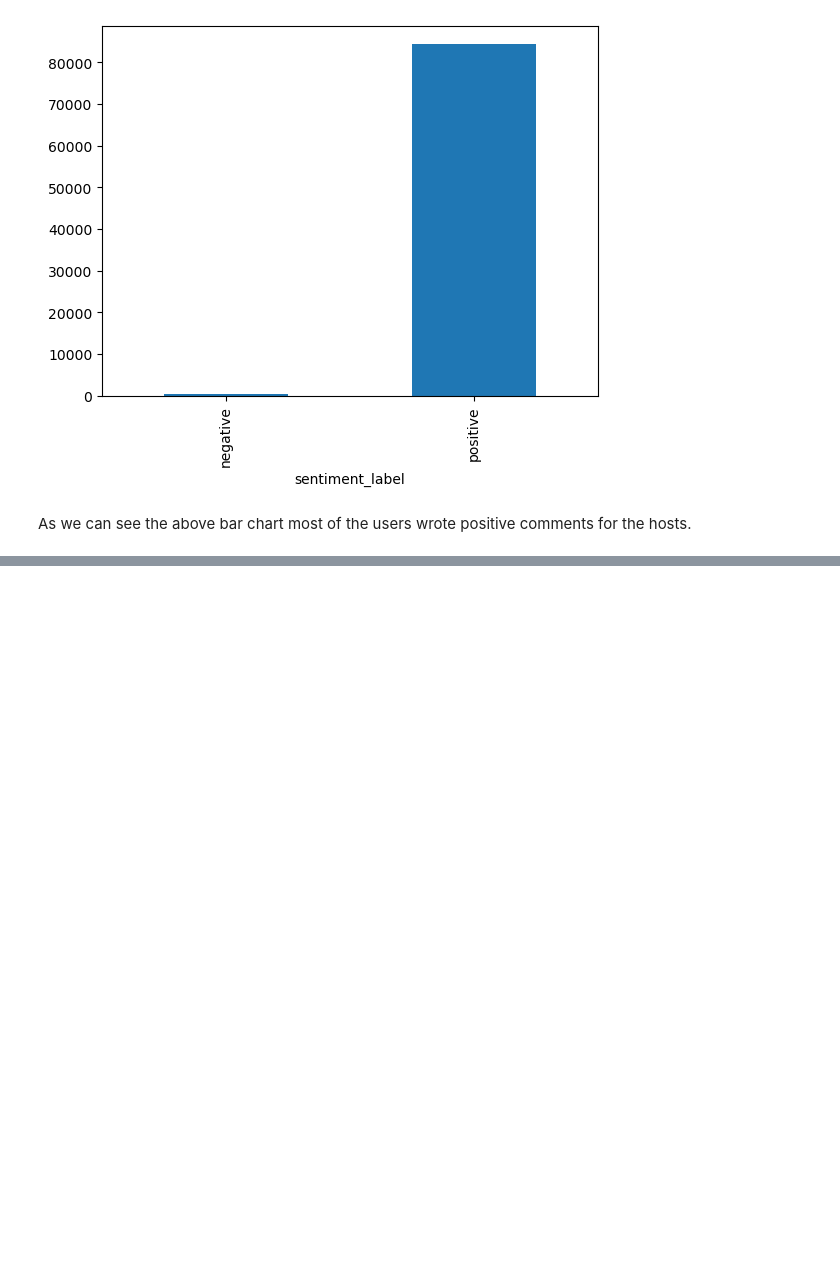
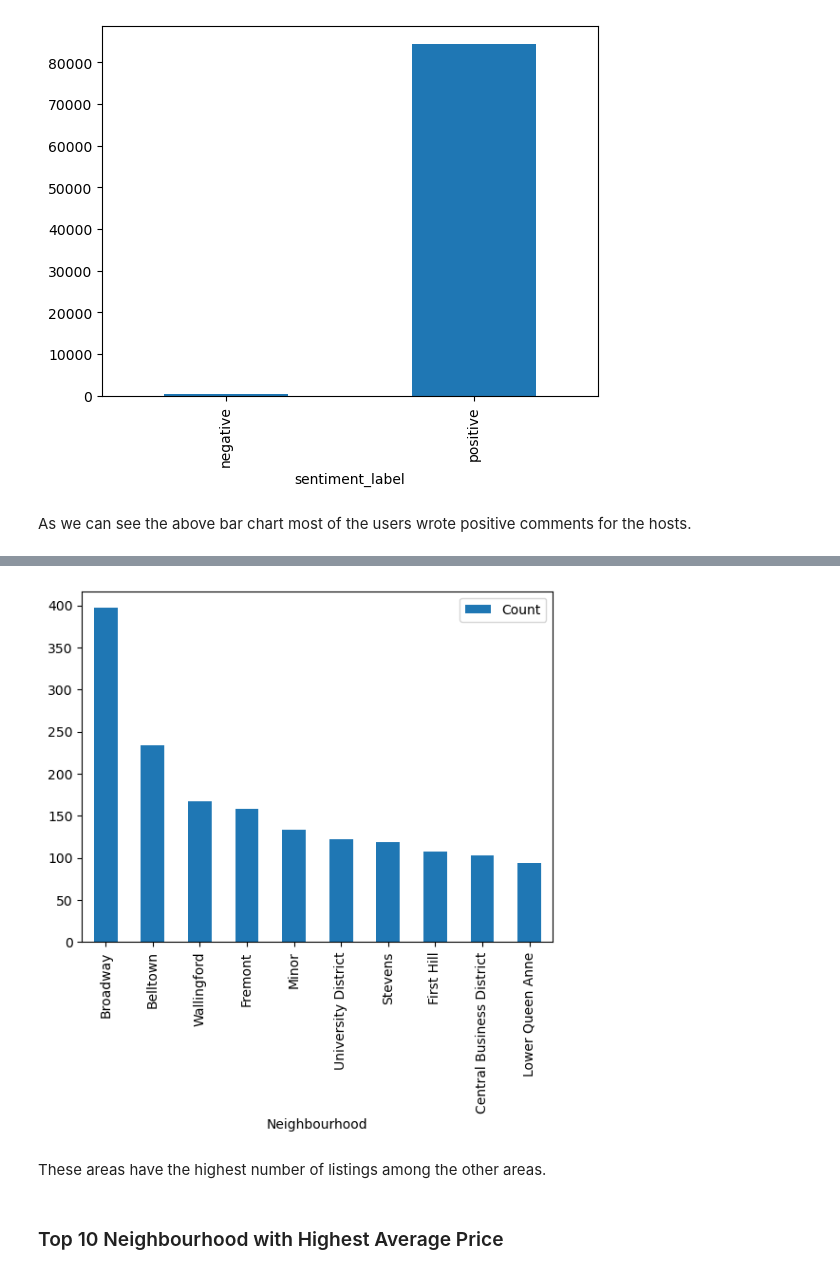
Before and after one commit to ruddysimon/ADS507---Practical-Data-Engineering, a Jupyter notebook: Airbnb_Seattle.ipynb, the cells around one changed output, grey strips where cells are left out. Drawn from its saved outputs; the diff is of its cells as text; code cells hidden in the pictures; blank space fills up the shorter version.

```diff
--- a/Airbnb_Seattle.ipynb
+++ b/Airbnb_Seattle.ipynb
@@ -238,0 +271,4 @@ As we can see the above bar chart most of the users wrote positive comments for
+# %%
+# Sql statement to extract the Calender dataset
+list_df = pd.read_sql("select * from listings", conn)
+list_df
@@ -238,0 +293,6 @@ As we can see the above bar chart most of the users wrote positive comments for
+# %%
+neighboor_list = list_df.groupby('neighbourhood_cleansed').id.count()
+neighboor_list = neighboor_list.reset_index()
+neighboor_list.rename(columns={"neighbourhood_cleansed":"Neighbourhood", "id":"Count"},inplace=True)
+neighboor_top10 = neighboor_list.sort_values(by="Count",ascending=False).head(10)
+neighboor_top10
@@ -238,0 +311,8 @@ As we can see the above bar chart most of the users wrote positive comments for
+# %%
+ax = neighboor_top10.plot(x="Neighbourhood", y="Count", kind="bar")
+# %% [output]
+[figure, added]
+# %% [markdown]
+These areas have the highest number of listings among the other areas.
+# %% [markdown]
+### Top 10 Neighbourhood with Highest Average Price
```
Also changed, not shown: parts of 40 cells of this notebook, 6 other files.
